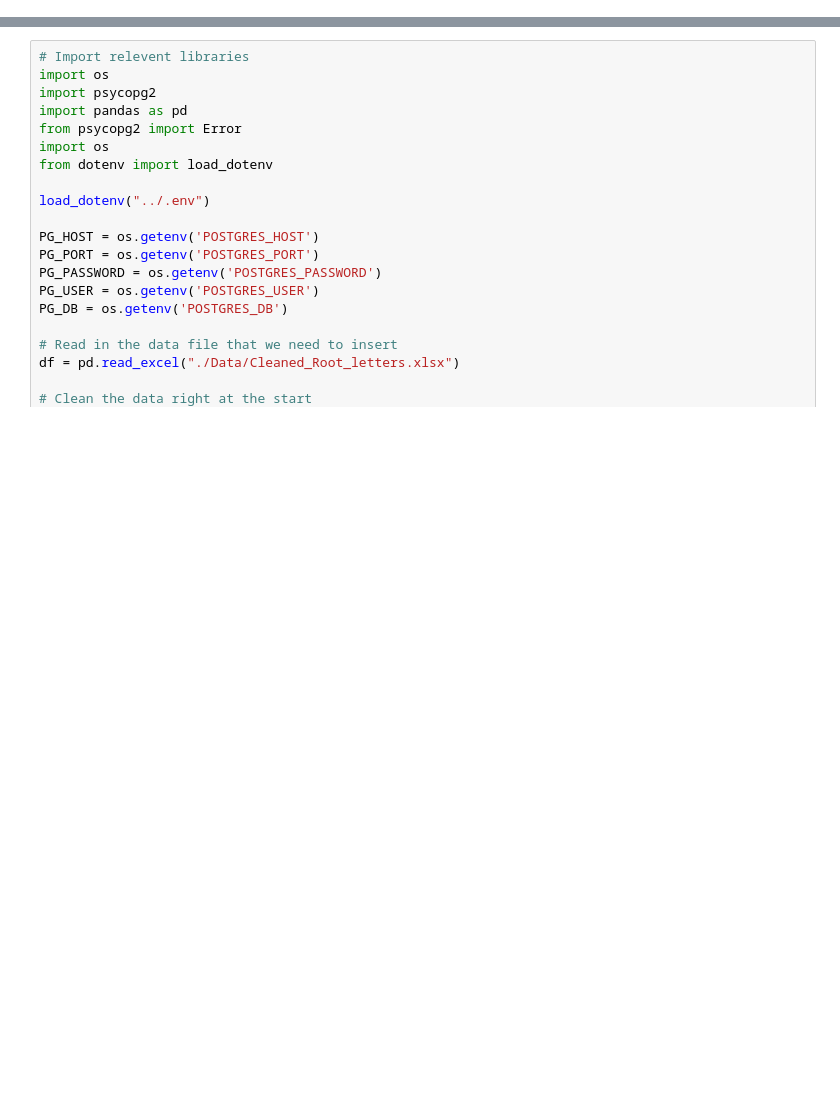
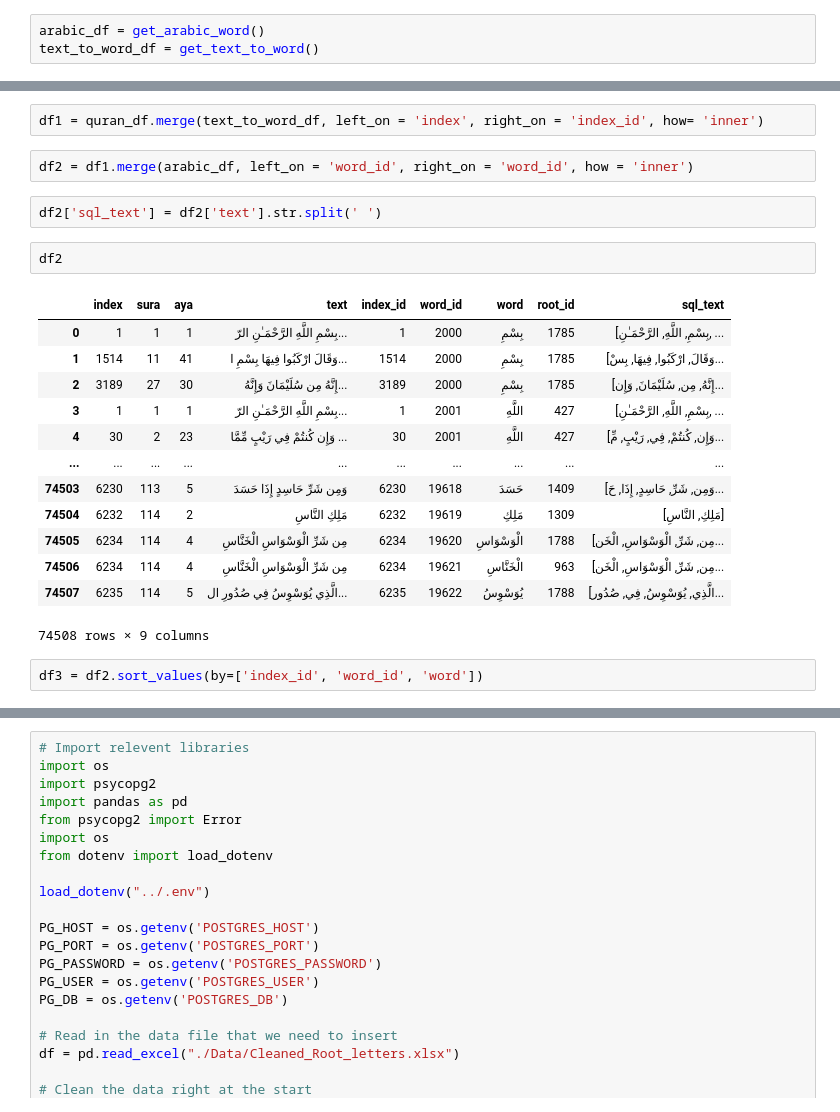
Before and after one commit to Quran-Journey/backend, a Jupyter notebook: db/rough work.ipynb, the cells around one changed output, grey strips where cells are left out. Drawn from its saved outputs; the diff is of its cells as text; blank space fills up the shorter version.

```diff
--- a/db/rough work.ipynb
+++ b/db/rough work.ipynb
@@ -0,0 +235,3 @@
+# %%
+arabic_df = get_arabic_word()
+text_to_word_df = get_text_to_word()
@@ -0,0 +289,24 @@
+# %%
+df1 = quran_df.merge(text_to_word_df, left_on = 'index', right_on = 'index_id', how= 'inner')
+# %%
+df2 = df1.merge(arabic_df, left_on = 'word_id', right_on = 'word_id', how = 'inner')
+# %%
+df2['sql_text'] = df2['text'].str.split(' ')
+# %%
+df2
+# %% [output]
+|  | index | sura | aya | text | index_id | word_id | word | root_id | sql_text |
+| 0 | 1 | 1 | 1 | بِسْمِ اللَّهِ الرَّحْمَـٰنِ الرّ... | 1 | 2000 | بِسْمِ | 1785 | [بِسْمِ, اللَّهِ, الرَّحْمَـٰنِ, ... |
+| 1 | 1514 | 11 | 41 | وَقَالَ ارْكَبُوا فِيهَا بِسْمِ ا... | 1514 | 2000 | بِسْمِ | 1785 | [وَقَالَ, ارْكَبُوا, فِيهَا, بِسْ... |
+| 2 | 3189 | 27 | 30 | إِنَّهُ مِن سُلَيْمَانَ وَإِنَّهُ... | 3189 | 2000 | بِسْمِ | 1785 | [إِنَّهُ, مِن, سُلَيْمَانَ, وَإِن... |
+| 3 | 1 | 1 | 1 | بِسْمِ اللَّهِ الرَّحْمَـٰنِ الرّ... | 1 | 2001 | اللَّهِ | 427 | [بِسْمِ, اللَّهِ, الرَّحْمَـٰنِ, ... |
+| 4 | 30 | 2 | 23 | وَإِن كُنتُمْ فِي رَيْبٍ مِّمَّا ... | 30 | 2001 | اللَّهِ | 427 | [وَإِن, كُنتُمْ, فِي, رَيْبٍ, مِّ... |
+| ... | ... | ... | ... | ... | ... | ... | ... | ... | ... |
+| 74503 | 6230 | 113 | 5 | وَمِن شَرِّ حَاسِدٍ إِذَا حَسَدَ | 6230 | 19618 | حَسَدَ | 1409 | [وَمِن, شَرِّ, حَاسِدٍ, إِذَا, حَ... |
+| 74504 | 6232 | 114 | 2 | مَلِكِ النَّاسِ | 6232 | 19619 | مَلِكِ | 1309 | [مَلِكِ, النَّاسِ] |
+| 74505 | 6234 | 114 | 4 | مِن شَرِّ الْوَسْوَاسِ الْخَنَّاسِ | 6234 | 19620 | الْوَسْوَاسِ | 1788 | [مِن, شَرِّ, الْوَسْوَاسِ, الْخَن... |
+| 74506 | 6234 | 114 | 4 | مِن شَرِّ الْوَسْوَاسِ الْخَنَّاسِ | 6234 | 19621 | الْخَنَّاسِ | 963 | [مِن, شَرِّ, الْوَسْوَاسِ, الْخَن... |
+| 74507 | 6235 | 114 | 5 | الَّذِي يُوَسْوِسُ فِي صُدُورِ ال... | 6235 | 19622 | يُوَسْوِسُ | 1788 | [الَّذِي, يُوَسْوِسُ, فِي, صُدُور... |
+74508 rows × 9 columns
+# %%
+df3 = df2.sort_values(by=['index_id', 'word_id', 'word'])
```
Also changed, not shown: parts of 83 cells of this notebook, 5 other files.
